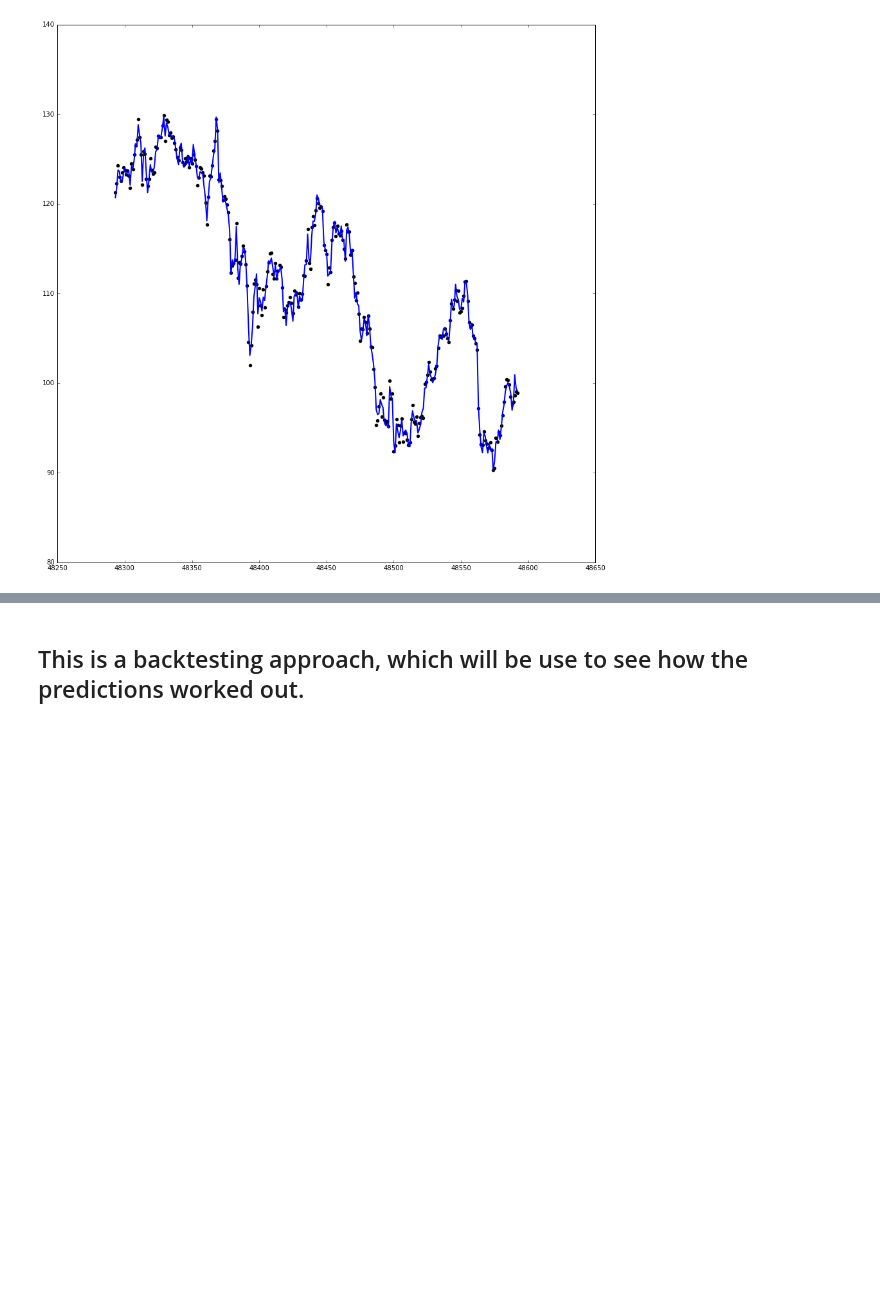
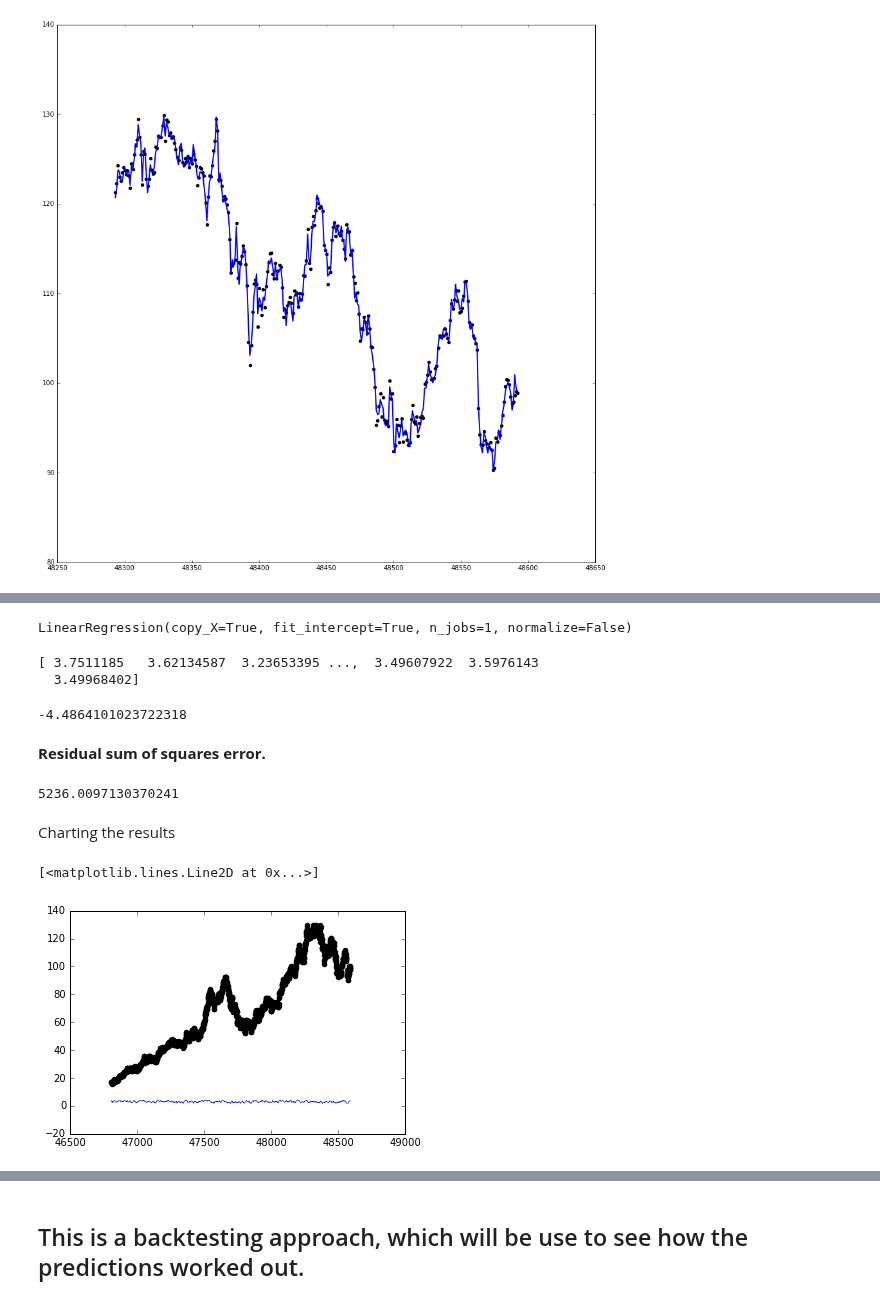
Before and after one commit to theofanislekkas/mlnd, a Jupyter notebook: rsi/RSI.ipynb, the cells around one changed output, grey strips where cells are left out. Drawn from its saved outputs; the diff is of its cells as text; code cells hidden in the pictures; blank space fills up the shorter version.

```diff
--- a/rsi/RSI.ipynb
+++ b/rsi/RSI.ipynb
@@ -255,0 +269,33 @@ A clearer visualization of how the data has been overfit.
+# %%
+aapl_regr_rsi = LinearRegression()
+# %%
+train_reshape = ra_train.reshape((7148,1))
+# %%
+aapl_regr_rsi.fit(train_reshape, ra_pred_train)
+# %% [output]
+LinearRegression(copy_X=True, fit_intercept=True, n_jobs=1, normalize=False)
+# %%
+test_reshape = ra_test.reshape((1787,1))
+rsi_aapl_predictions = aapl_regr_rsi.predict(test_reshape)
+print rsi_aapl_predictions
+# %% [output]
+[ 3.7511185   3.62134587  3.23653395 ...,  3.49607922  3.5976143
+  3.49968402]
+# %%
+aapl_regr_rsi.score(test_reshape, ra_pred_test)
+# %% [output]
+-4.4864101023722318
+# %% [markdown]
+**Residual sum of squares error.**
+# %%
+np.mean((rsi_aapl_predictions - ra_pred_test) ** 2)
+# %% [output]
+5236.0097130370241
+# %% [markdown]
+Charting the results
+# %%
+plt.scatter(ra_test.index, ra_pred_test, color='black')
+plt.plot(ra_test.index, rsi_aapl_predictions, color='blue', linewidth=.5)
+# %% [output]
+[<matplotlib.lines.Line2D at 0x...>]
+[figure, added]
```
Also changed, not shown: parts of 6 cells of this notebook.
